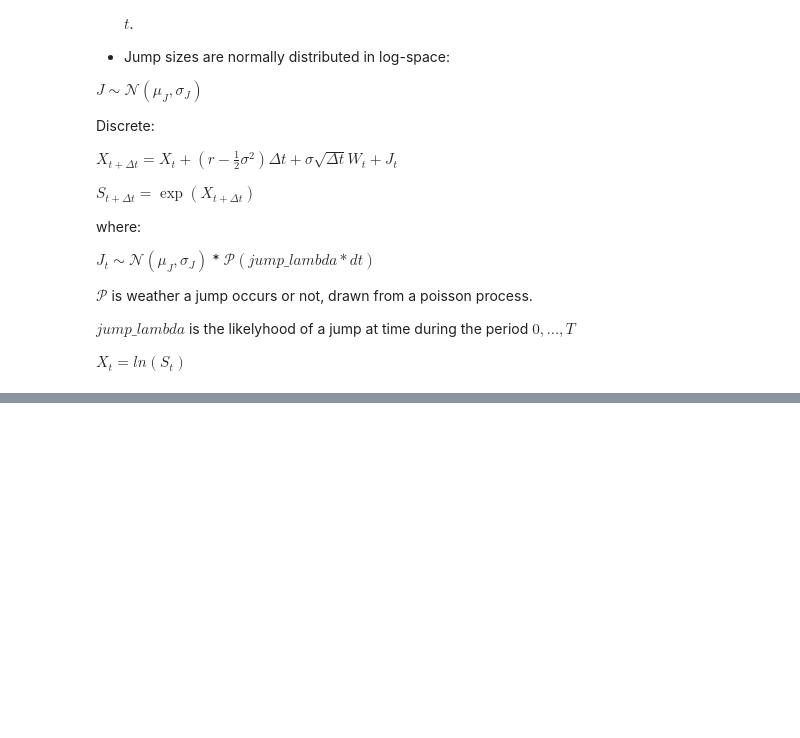
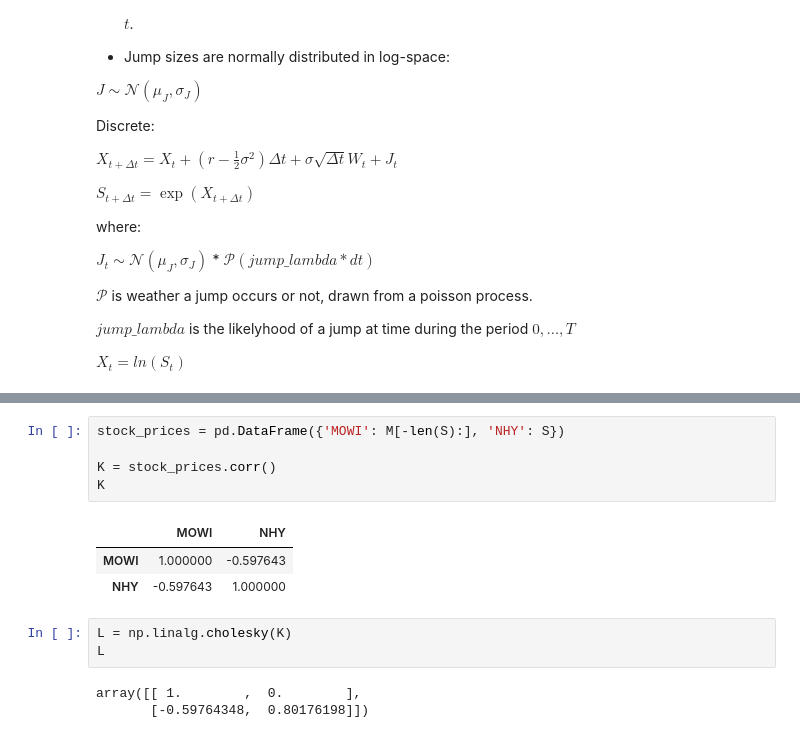
Before and after one commit to fintech-enigma/Quant-Projects, a Jupyter notebook: Fintech Portefølje/template.ipynb, the cells around one changed output, grey strips where cells are left out. Drawn from its saved outputs; the diff is of its cells as text; blank space fills up the shorter version.

```diff
--- a/Fintech Portefølje/template.ipynb
+++ b/Fintech Portefølje/template.ipynb
@@ -252,0 +307,15 @@ plt.show()
+# %%
+stock_prices = pd.DataFrame({'MOWI': M[-len(S):], 'NHY': S})
+
+K = stock_prices.corr()
+K
+# %% [output]
+|  | MOWI | NHY |
+| MOWI | 1.000000 | -0.597643 |
+| NHY | -0.597643 | 1.000000 |
+# %%
+L = np.linalg.cholesky(K)
+L
+# %% [output]
+array([[ 1.        ,  0.        ],
+       [-0.59764348,  0.80176198]])
```
Also changed, not shown: parts of 9 cells of this notebook, 1 other file.
